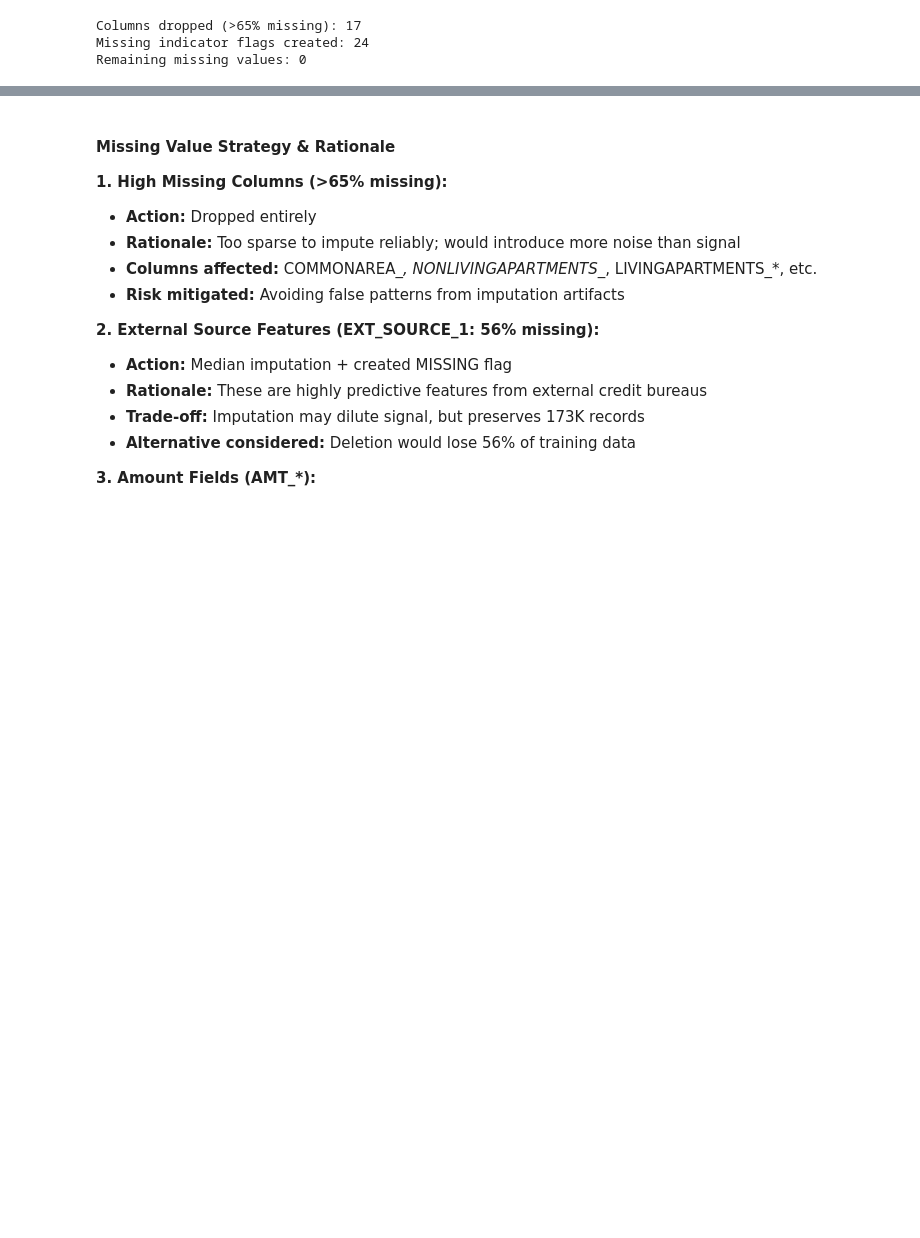
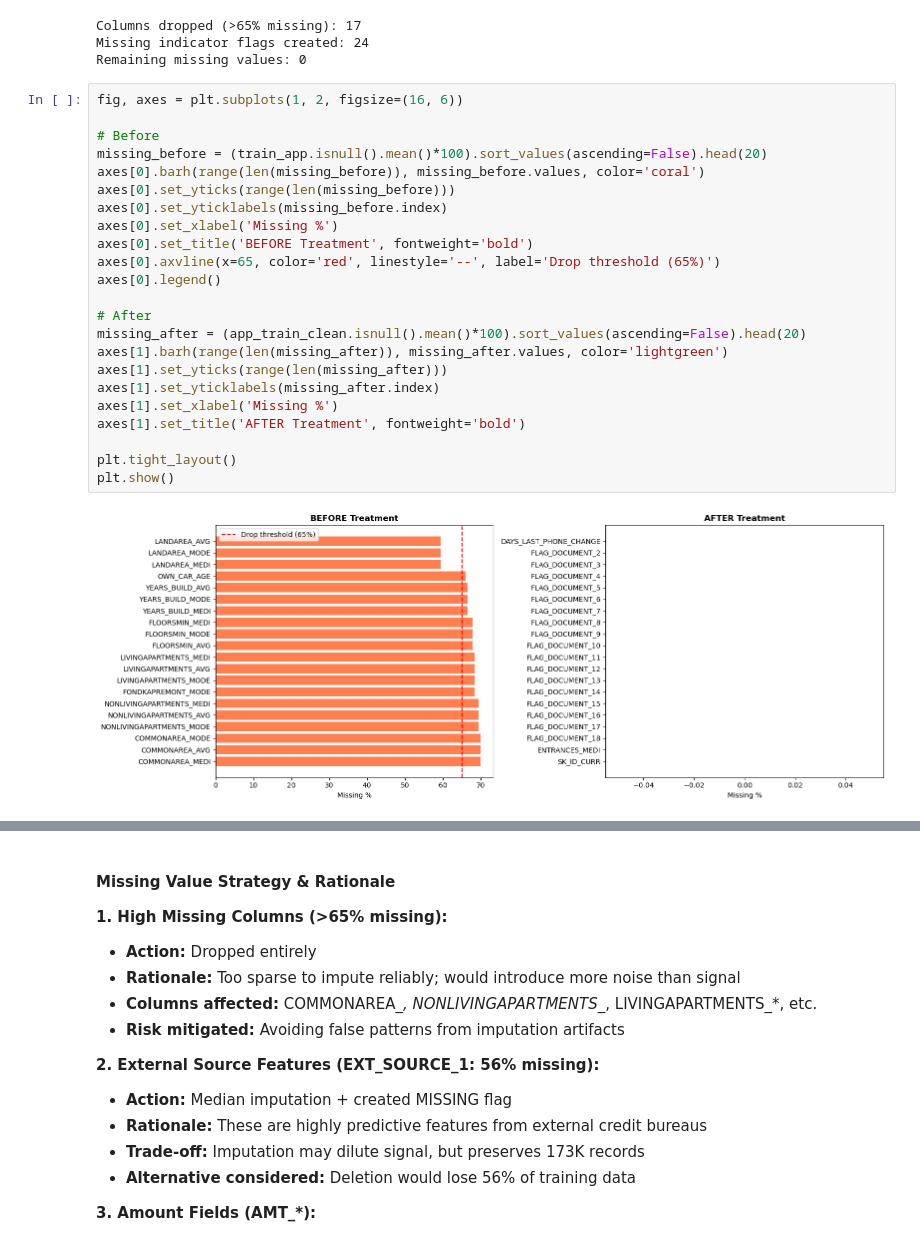
Before and after one commit to louisasss/Data230_GroupProject, a Jupyter notebook: GroupProject_DataCleaning.ipynb, the cells around one changed output, grey strips where cells are left out. Saved outputs shown, nothing was run; the diff lists cells and outputs as text; blank space fills up the shorter version.

```diff
--- a/GroupProject_DataCleaning.ipynb
+++ b/GroupProject_DataCleaning.ipynb
@@ -202,3 +186,28 @@ print(f"Remaining missing values: {app_train_clean.isnull().sum().sum()}")
 Columns dropped (>65% missing): 17
 Missing indicator flags created: 24
 Remaining missing values: 0
+# %%
+fig, axes = plt.subplots(1, 2, figsize=(16, 6))
+
+# Before
+missing_before = (train_app.isnull().mean()*100).sort_values(ascending=False).head(20)
+axes[0].barh(range(len(missing_before)), missing_before.values, color='coral')
+axes[0].set_yticks(range(len(missing_before)))
+axes[0].set_yticklabels(missing_before.index)
+axes[0].set_xlabel('Missing %')
+axes[0].set_title('BEFORE Treatment', fontweight='bold')
+axes[0].axvline(x=65, color='red', linestyle='--', label='Drop threshold (65%)')
+axes[0].legend()
+
+# After
+missing_after = (app_train_clean.isnull().mean()*100).sort_values(ascending=False).head(20)
+axes[1].barh(range(len(missing_after)), missing_after.values, color='lightgreen')
+axes[1].set_yticks(range(len(missing_after)))
+axes[1].set_yticklabels(missing_after.index)
+axes[1].set_xlabel('Missing %')
+axes[1].set_title('AFTER Treatment', fontweight='bold')
+
+plt.tight_layout()
+plt.show()
+# %% [output]
+[figure, added]
```
Also changed, not shown: parts of 13 cells of this notebook.
